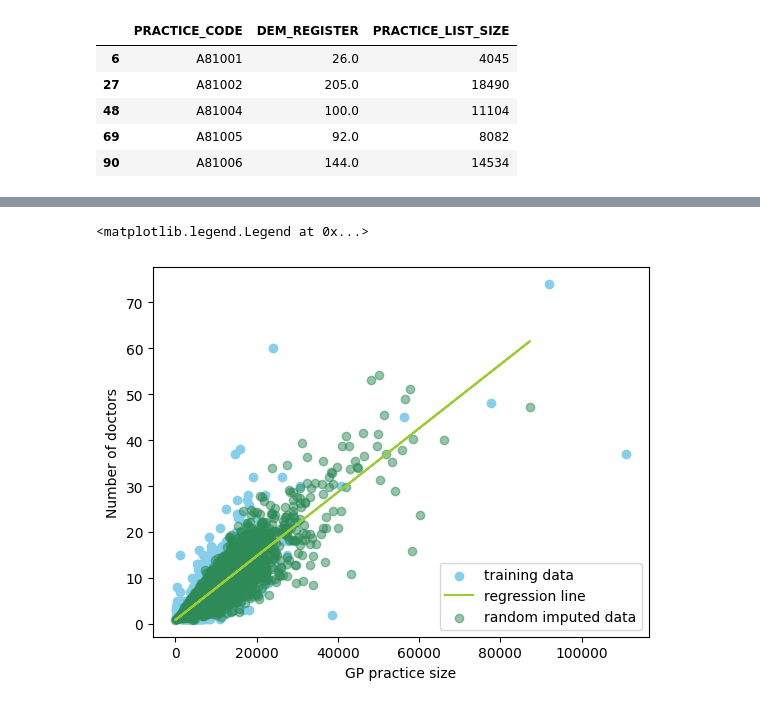
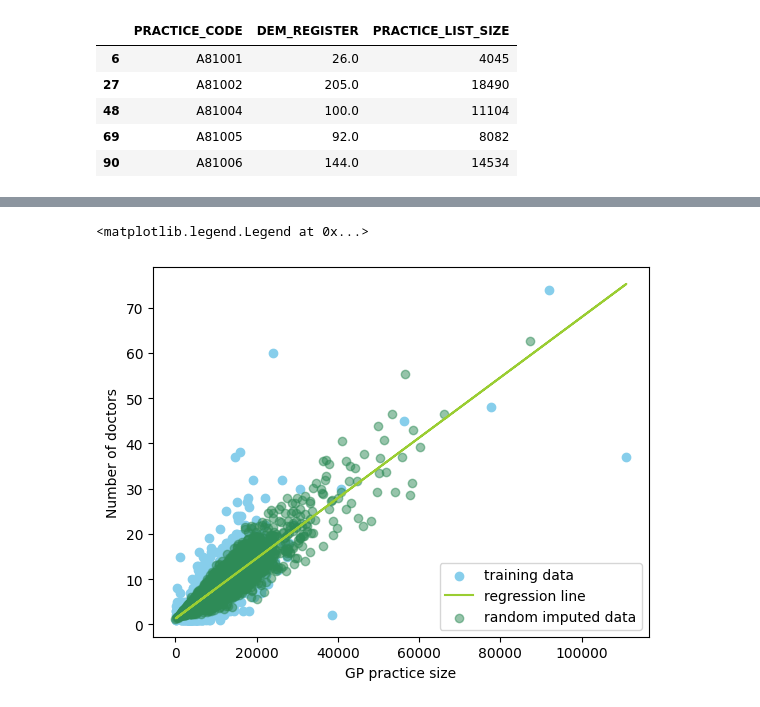
Before and after one commit to Bea-Taylor/DifDem_inequalities, a Jupyter notebook: nbs/core/02b_LAD_and_GP_intersections.ipynb, the cells around one changed output, grey strips where cells are left out. Cells and saved outputs as stored; diff of their text form; code cells hidden in the pictures.

```diff
--- a/nbs/core/02b_LAD_and_GP_intersections.ipynb
+++ b/nbs/core/02b_LAD_and_GP_intersections.ipynb
@@ -472,47 +418,49 @@ with_GP_count[(with_GP_count['GP Count']<35) & (with_GP_count['PRACTICE_LIST_SIZ
 # Random regression imputation with heteroskedastic error term
 
 # Remove datapoints where the number of doctors is over 2 deviations away from the mean
-GP_mean = np.mean(with_GP_count['GP Count'].values)
-GP_std = np.std(with_GP_count['GP Count'].values)
-GP_upper_lim = GP_mean + 3*GP_std
+#GP_mean = np.mean(with_GP_count['GP Count'].values)
+#GP_std = np.std(with_GP_count['GP Count'].values)
+#GP_upper_lim = GP_mean + 3*GP_std
 
-with_GP_no_outliers = with_GP_count[with_GP_count['GP Count']<GP_upper_lim]
+#with_GP_no_outliers = with_GP_count[with_GP_count['GP Count']<GP_upper_lim]
 
 # original
 x_orig = with_GP_count['PRACTICE_LIST_SIZE'].values.reshape(-1,1)
 y_orig =  with_GP_count['GP Count'].values.reshape(-1,1)
 
 # with outliers removed
-x = with_GP_no_outliers['PRACTICE_LIST_SIZE'].values.reshape(-1,1)
-y =  with_GP_no_outliers['GP Count'].values.reshape(-1,1)
+#x = with_GP_no_outliers['PRACTICE_LIST_SIZE'].values.reshape(-1,1)
+#y =  with_GP_no_outliers['GP Count'].values.reshape(-1,1)
 
 # test dataset
 x_test = with_no_GP_count['PRACTICE_LIST_SIZE'].values.reshape(-1,1)
 
 regr = linear_model.LinearRegression()
 
 # fit regression
-regr.fit(x, y)
-y_pred = regr.predict(x)
+#regr.fit(x, y)
+regr.fit(x_orig, y_orig)
+#y_pred = regr.predict(x)
+y_pred = regr.predict(x_orig)
 
 # calculate std of variance
-resid_std = np.std(np.abs(y-y_pred))
+resid_std = np.std(np.abs(y_orig-y_pred))
 #noise = np.random.normal(loc=0.0, scale=resid_std, size=len(x_test))
-hetero_noise = 0.00009*np.abs(x_test) * np.random.normal(loc=0, scale=resid_std, size=x_test.shape)
+hetero_noise = 0.00005*np.abs(x_test) * np.random.normal(loc=0, scale=resid_std, size=x_test.shape)
 
 test_y_pred = regr.predict(x_test)
 #test_y_pred_noise = test_y_pred + np.arange(len(x_test))*noise.reshape(-1,1)
 test_y_pred_noise = test_y_pred + hetero_noise.reshape(-1,1)
 
 plt.scatter(x_orig, y_orig, color = 'skyblue')
-plt.plot(x_test, test_y_pred, color='yellowgreen')
+plt.plot(x_orig, y_pred, color='yellowgreen')
 plt.scatter(x_test, test_y_pred_noise, color='seagreen', alpha=0.5)
 plt.xlabel('GP practice size')
 plt.ylabel('Number of doctors')
 plt.legend(['training data', 'regression line', 'random imputed data'], loc='lower right')
 # %% [output]
 <matplotlib.legend.Legend at 0x...>
-[figure, old version]
+[figure, new version]
 # %%
 # # Attempt at heteroskedastic regression scaled by logarithm
 
```
Also changed, not shown: parts of 21 cells of this notebook.
